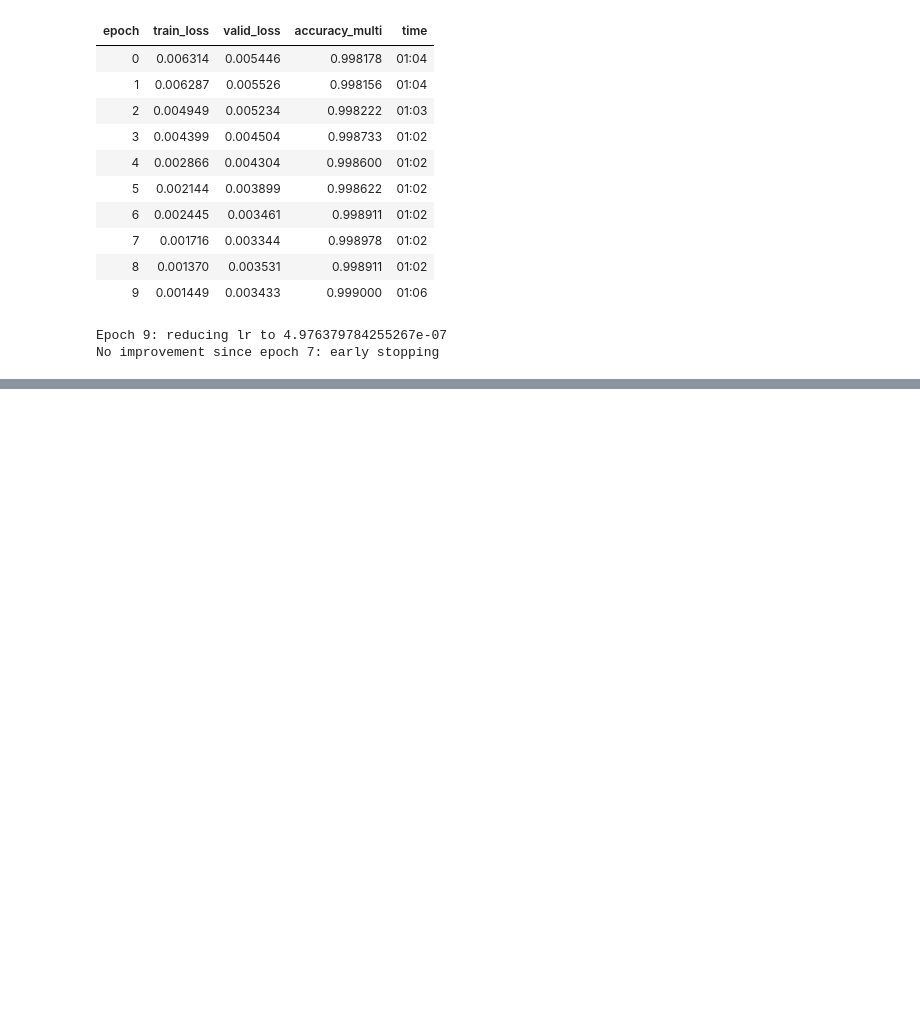
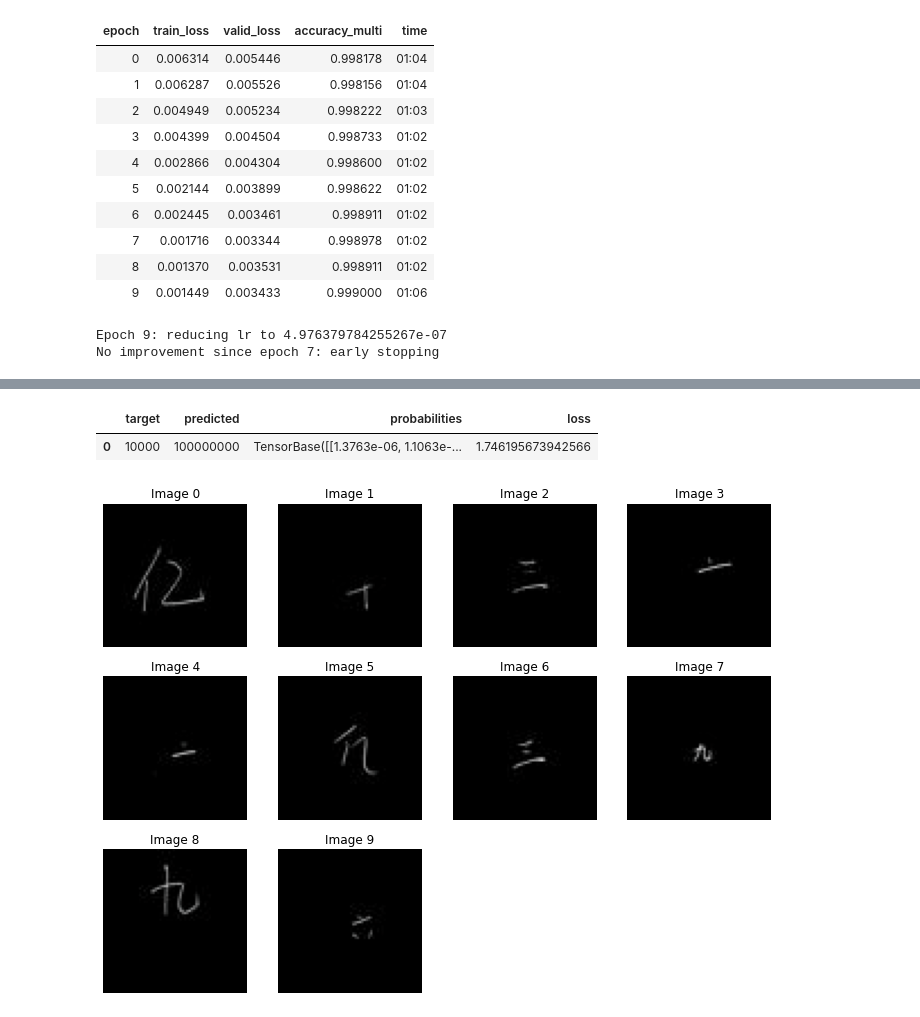
Before and after one commit to Aravinda89/Image-Classificatio-from-Scratch, a Jupyter notebook: CH_MNIST.ipynb, the cells around one changed output, grey strips where cells are left out. Cells and saved outputs as stored; diff of their text form; code cells hidden in the pictures; blank space fills up the shorter version.

```diff
--- a/CH_MNIST.ipynb
+++ b/CH_MNIST.ipynb
@@ -249,0 +275,6 @@ learn.show_results()
+# %%
+interp.plot_top_losses(k=10)
+# %% [output]
+|  | target | predicted | probabilities | loss |
+| 0 | 10000 | 100000000 | TensorBase([[1.3763e-06, 1.1063e-... | 1.746195673942566 |
+[figure, added]
```
Also changed, not shown: parts of 9 cells of this notebook.
